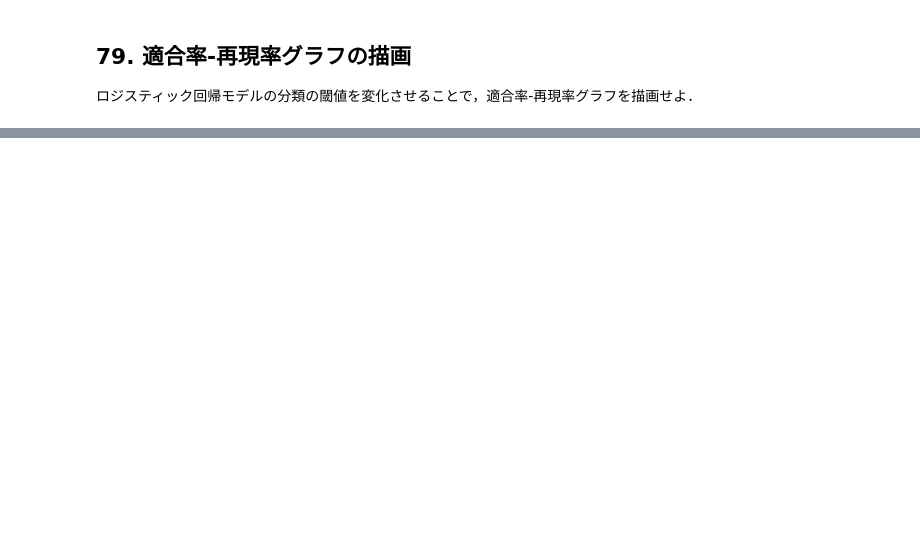
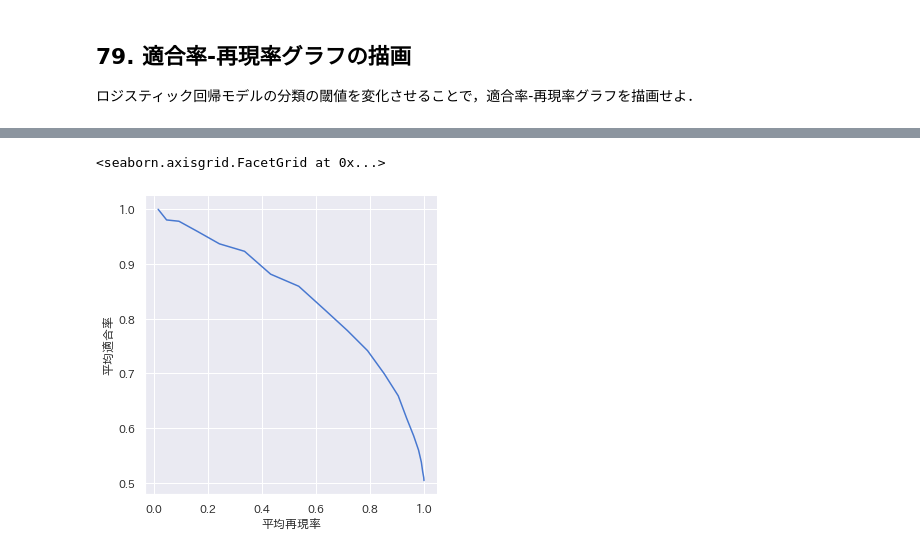
Before and after one commit to infhyroyage/PracticeNLP100Knocks, a Jupyter notebook: Chapter8/Chapter8.ipynb, the cells around one changed output, grey strips where cells are left out. Saved outputs shown, nothing was run; the diff lists cells and outputs as text; code cells hidden in the pictures; blank space fills up the shorter version.

```diff
--- a/Chapter8/Chapter8.ipynb
+++ b/Chapter8/Chapter8.ipynb
@@ -211,7 +211,7 @@ No.10   : engross       (coef=2.237097)
 print("[Worst 10 Features]")
 for i in range(10):
     worst_idx = indices[i]
-    worst_feature = [k for k, v in tf_idf_73.vocabulary_.items() if v == worst_idx]
+    worst_feature = [k for k, v in tf_idf.vocabulary_.items() if v == worst_idx]
 
     args = (i+1, worst_feature[0], model_73.coef_[0][worst_idx])
     print("No.%s\t: %s\t(coef=%f)" % args)
@@ -241,0 +331,35 @@ No.10   : wast  (coef=-2.092020)
+# %%
+sns.set(style="darkgrid", context="notebook", palette="muted")
+# %%
+thresholds = np.linspace(0.1, 0.9, 20)
+recall_means = []
+precision_means = []
+
+for i, threshold in enumerate(thresholds):
+    kf = KFold(n_splits=5, shuffle=True, random_state=79+i)
+    precisions = []
+    recalls = []
+
+    for j, (train_indices, valid_indices) in enumerate(kf.split(X)):
+        X_train, X_valid, y_train, y_valid = X[train_indices], X[valid_indices], y[train_indices], y[valid_indices]
+
+        model_79 = LogisticRegression(random_state=79+5*i+j)
+        model_79.fit(X_train, y_train)
+
+        y_pred = []
+        for X_valid_inner in X_valid:
+            prob_neg = model_79.predict_proba(X_valid_inner)[0][0]
+            pred = -1 if prob_neg > threshold else 1
+            y_pred.append(pred)
+
+        recalls.append(recall_score(y_valid, y_pred))
+        precisions.append(precision_score(y_valid, y_pred))
+
+    recall_mean = sum(recalls) / 5.0
+    recall_means.append(recall_mean)
+    precision_mean = sum(precisions) / 5.0
+    precision_means.append(precision_mean)
+
+    print("[%d/%d]\tthreshold=%f" % (i+1, 20, threshold))
+    print("Recall Scores\t: %s\t(Mean=%f)" % (recalls, recall_mean))
+    print("Precision Scores\t: %s\t(Mean=%f)" % (precisions, precision_mean))
@@ -241,0 +384,10 @@ No.10   : wast  (coef=-2.092020)
+# %%
+data_79 = pd.DataFrame({
+    "平均再現率": recall_means,
+    "平均適合率": precision_means,
+})
+# %%
+sns.relplot(x="平均再現率", y="平均適合率", data=data_79, kind="line")
+# %% [output]
+<seaborn.axisgrid.FacetGrid at 0x...>
+[figure, added]
```
Also changed, not shown: parts of 16 cells of this notebook, 1 other file.
